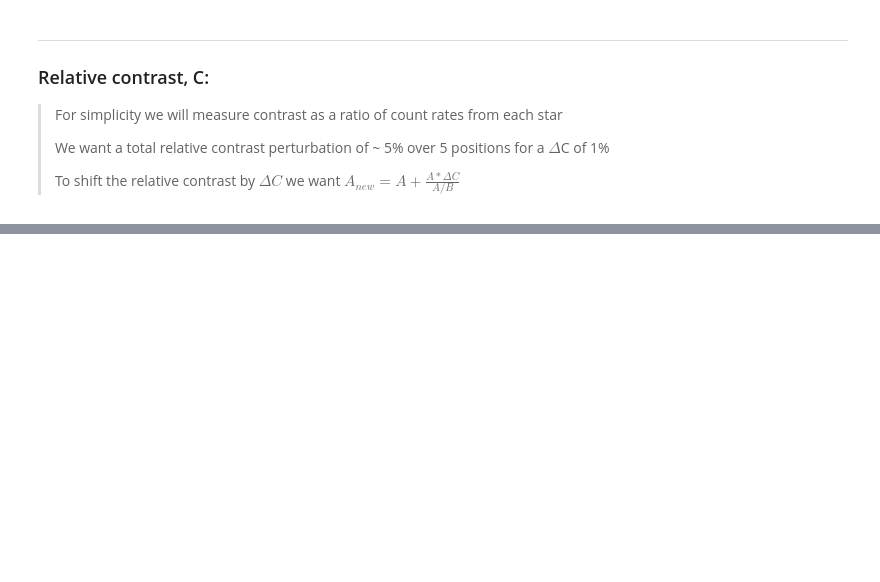
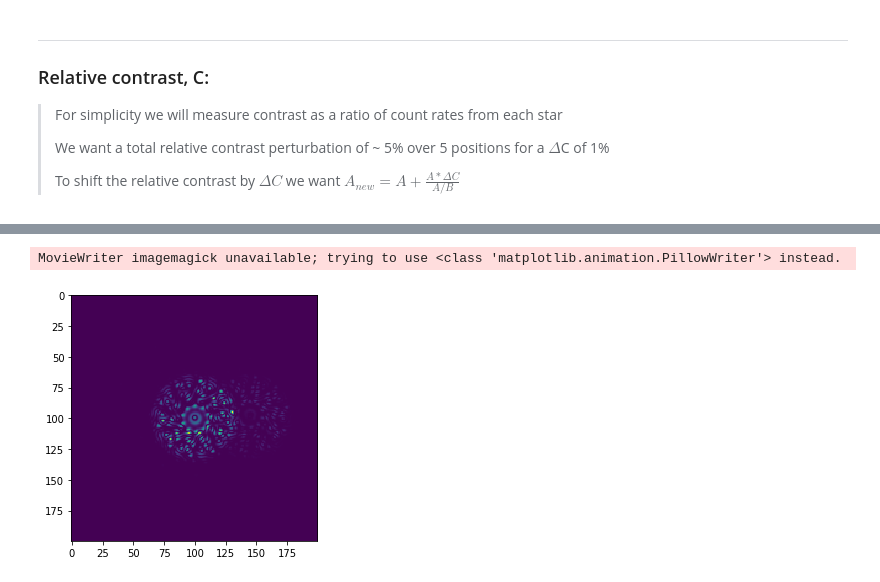
Before and after one commit to ptuthill/Toliman, a Jupyter notebook: Modelling/Faux_data_generation.ipynb, the cells around one changed output, grey strips where cells are left out. Cells and saved outputs as stored; diff of their text form; code cells hidden in the pictures; blank space fills up the shorter version.

```diff
--- a/Modelling/Faux_data_generation.ipynb
+++ b/Modelling/Faux_data_generation.ipynb
@@ -87,3 +106,6 @@ psf_off_norm_zmx, psf_off_meta_data_zmx = zemax_to_array('files/off-axis_broadba
+# %%
+num = 5 # Keep this an odd number
+N = num//2
 # %% [markdown]
 ---
 ### Field angle, A:
@@ -238,0 +436,16 @@ plt.xlim(a,b)
+# %%
+fig = plt.figure()
+sqs = []
+for i in range(len(A_vals)):
+    fig.subplots_adjust(left=0, bottom=0, right=1, top=1, wspace=None, hspace=None)
+    im = plt.imshow(squares[i], vmin=np.min(squares), vmax=np.max(squares))
+    sqs.append([im])
+
+ani = animation.ArtistAnimation(fig, sqs, interval=50, blit=True, repeat_delay=1000)
+
+writer = PillowWriter(fps=20)
+ani.save("Squares.gif", writer='imagemagick')
+plt.show()
+# %% [output]
+MovieWriter imagemagick unavailable; trying to use <class 'matplotlib.animation.PillowWriter'> instead.
+[figure, added]
```
Also changed, not shown: parts of 65 cells of this notebook, 26 other files.
